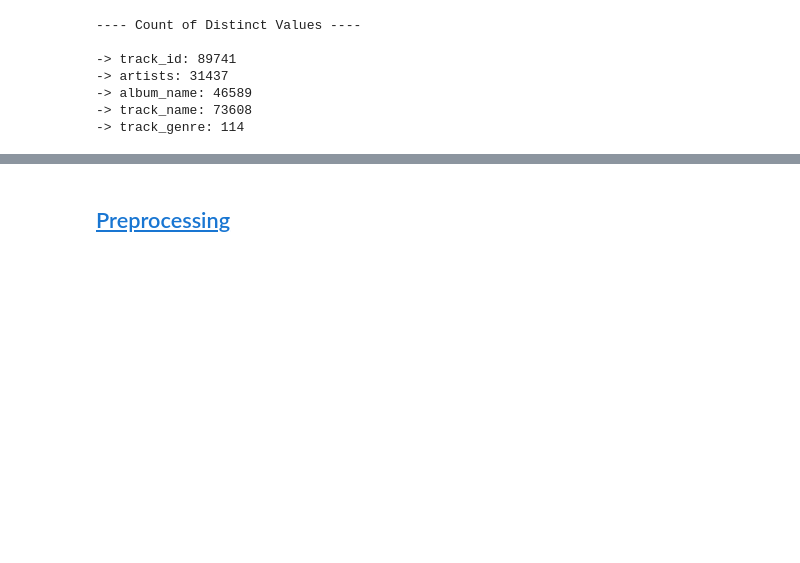
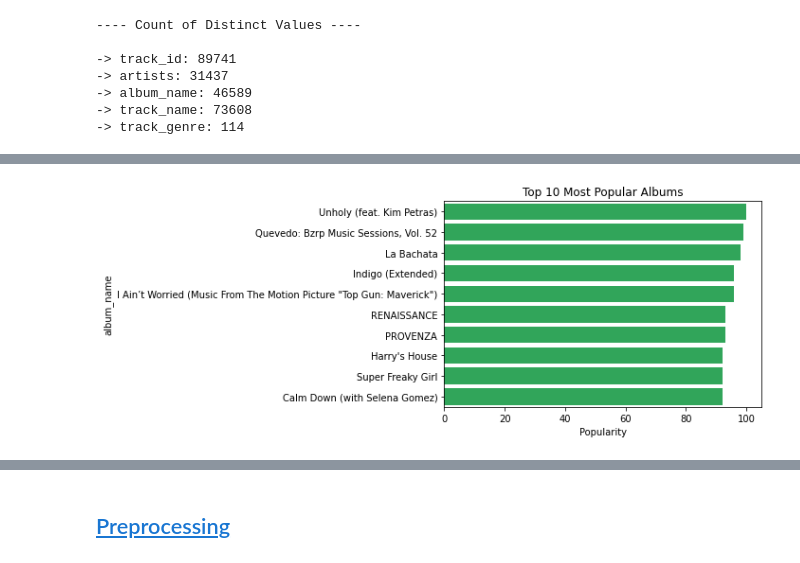
Before and after one commit to raquelcreis/7DaysOfCode-MachineLearning, a Jupyter notebook: analysis.ipynb, the cells around one changed output, grey strips where cells are left out. Cells and saved outputs as stored; diff of their text form; code cells hidden in the pictures; blank space fills up the shorter version.

```diff
--- a/analysis.ipynb
+++ b/analysis.ipynb
@@ -113,0 +144,4 @@ for col in df.columns:
+# %%
+top10MostPop('album_name',"Top 10 Most Popular Albums")
+# %% [output]
+[figure, added]
```
Also changed, not shown: parts of 39 cells of this notebook.
